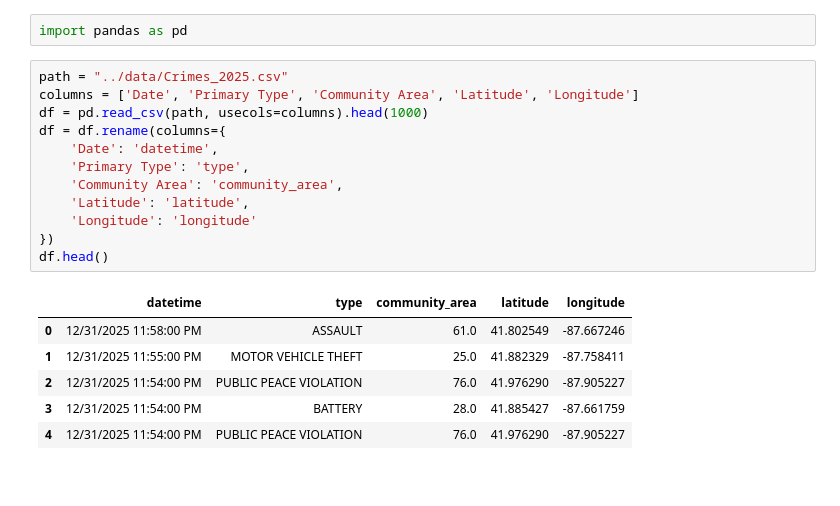
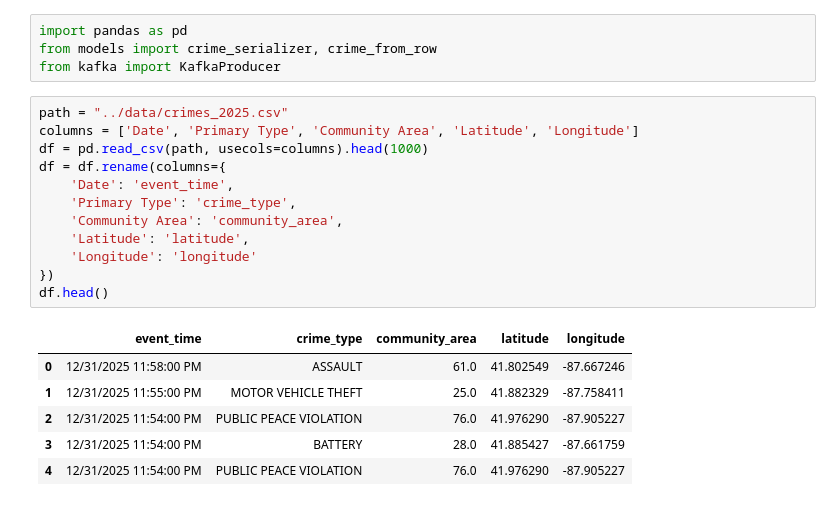
Before and after one commit to leon02xlkf/chicago_crimes_streaming, a Jupyter notebook: notebooks/producer.ipynb, the cells around one changed output. Drawn from its saved outputs; the diff is of its cells as text.

Commit message:
Update producer and models logic

```diff
--- a/notebooks/producer.ipynb
+++ b/notebooks/producer.ipynb
@@ -1,19 +1,21 @@
 # %%
 import pandas as pd
+from models import crime_serializer, crime_from_row
+from kafka import KafkaProducer
 # %%
-path = "../data/Crimes_2025.csv"
+path = "../data/crimes_2025.csv"
 columns = ['Date', 'Primary Type', 'Community Area', 'Latitude', 'Longitude']
 df = pd.read_csv(path, usecols=columns).head(1000)
 df = df.rename(columns={
-    'Date': 'datetime',
-    'Primary Type': 'type',
+    'Date': 'event_time',
+    'Primary Type': 'crime_type',
     'Community Area': 'community_area',
     'Latitude': 'latitude',
     'Longitude': 'longitude'
 })
 df.head()
 # %% [output]
-|  | datetime | type | community_area | latitude | longitude |
+|  | event_time | crime_type | community_area | latitude | longitude |
 | 0 | 12/31/2025 11:58:00 PM | ASSAULT | 61.0 | 41.802549 | -87.667246 |
 | 1 | 12/31/2025 11:55:00 PM | MOTOR VEHICLE THEFT | 25.0 | 41.882329 | -87.758411 |
 | 2 | 12/31/2025 11:54:00 PM | PUBLIC PEACE VIOLATION | 76.0 | 41.976290 | -87.905227 |
```
Also changed, not shown: parts of 6 cells of this notebook, 2 other files.
